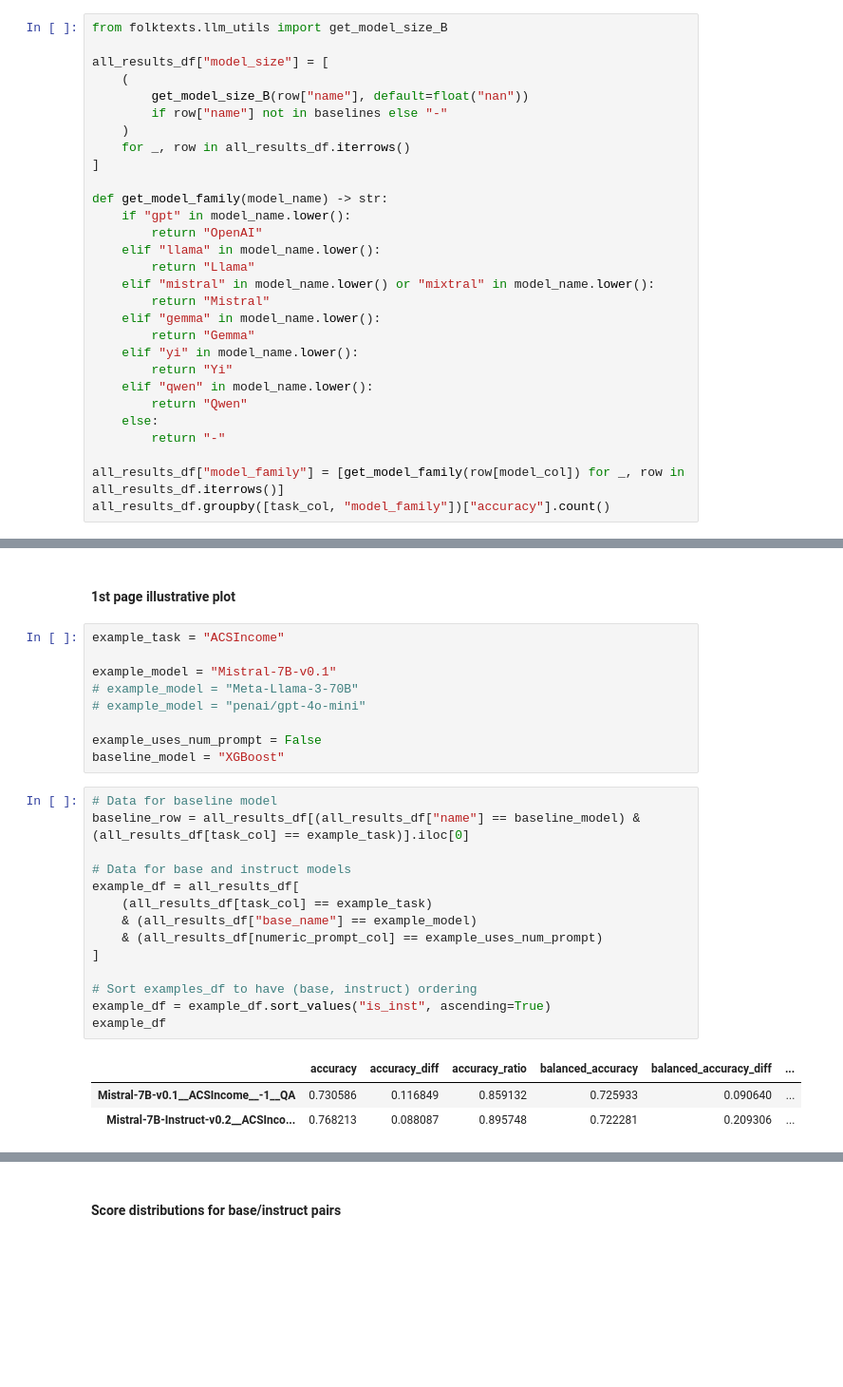
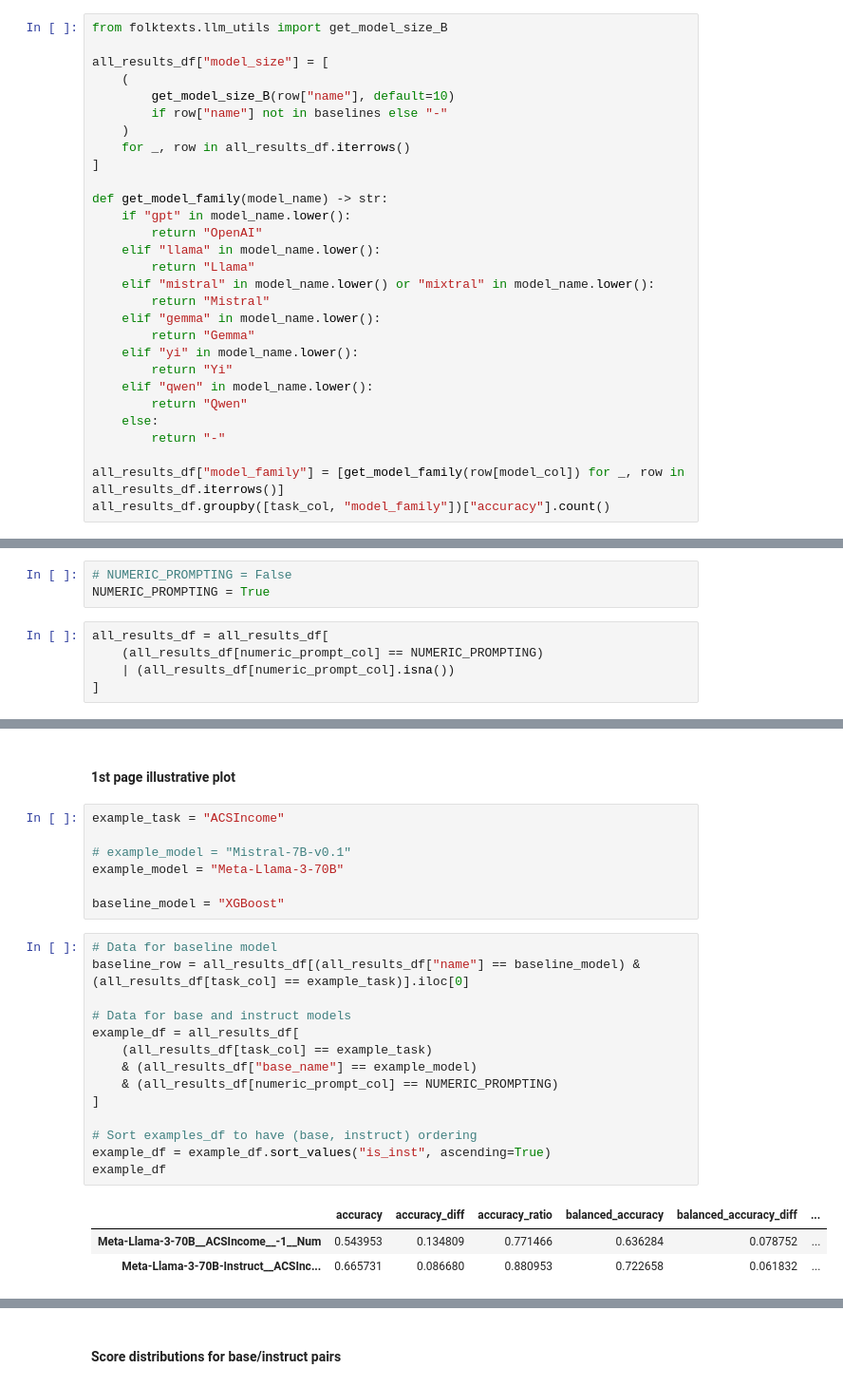
Before and after one commit to socialfoundations/folktexts, a Jupyter notebook: notebooks/paper-plots-and-tables.ipynb, the cells around one changed output, grey strips where cells are left out. Shown at 95% size. Drawn from its saved outputs; the diff is of its cells as text; blank space fills up the shorter version.

```diff
--- a/notebooks/paper-plots-and-tables.ipynb
+++ b/notebooks/paper-plots-and-tables.ipynb
@@ -222,7 +222,7 @@ from folktexts.llm_utils import get_model_size_B
 
 all_results_df["model_size"] = [
     (
-        get_model_size_B(row["name"], default=float("nan"))
+        get_model_size_B(row["name"], default=10)
         if row["name"] not in baselines else "-"
     )
     for _, row in all_results_df.iterrows()
@@ -421,3 +413,11 @@ XGBoost & - & 0.00 & 0.14 & 0.84 & 0.80 & - & - \\
+# %%
+# NUMERIC_PROMPTING = False
+NUMERIC_PROMPTING = True
+# %%
+all_results_df = all_results_df[
+    (all_results_df[numeric_prompt_col] == NUMERIC_PROMPTING)
+    | (all_results_df[numeric_prompt_col].isna())
+]
 # %%
 from matplotlib import pyplot as plt
 import seaborn as sns
@@ -465,27 +468,25 @@ scores_df_map = {
 # %%
 example_task = "ACSIncome"
 
-example_model = "Mistral-7B-v0.1"
-# example_model = "Meta-Llama-3-70B"
-# example_model = "penai/gpt-4o-mini"
+# example_model = "Mistral-7B-v0.1"
+example_model = "Meta-Llama-3-70B"
 
-example_uses_num_prompt = False
 baseline_model = "XGBoost"
 # %%
 # Data for baseline model
 baseline_row = all_results_df[(all_results_df["name"] == baseline_model) & (all_results_df[task_col] == example_task)].iloc[0]
 
 # Data for base and instruct models
 example_df = all_results_df[
     (all_results_df[task_col] == example_task)
     & (all_results_df["base_name"] == example_model)
-    & (all_results_df[numeric_prompt_col] == example_uses_num_prompt)
+    & (all_results_df[numeric_prompt_col] == NUMERIC_PROMPTING)
 ]
 
 # Sort examples_df to have (base, instruct) ordering
 example_df = example_df.sort_values("is_inst", ascending=True)
 example_df
 # %% [output]
 |  | accuracy | accuracy_diff | accuracy_ratio | balanced_accuracy | balanced_accuracy_diff | ... |
-| Mistral-7B-v0.1__ACSIncome__-1__QA | 0.730586 | 0.116849 | 0.859132 | 0.725933 | 0.090640 | ... |
-| Mistral-7B-Instruct-v0.2__ACSInco... | 0.768213 | 0.088087 | 0.895748 | 0.722281 | 0.209306 | ... |
+| Meta-Llama-3-70B__ACSIncome__-1__Num | 0.543953 | 0.134809 | 0.771466 | 0.636284 | 0.078752 | ... |
+| Meta-Llama-3-70B-Instruct__ACSInc... | 0.665731 | 0.086680 | 0.880953 | 0.722658 | 0.061832 | ... |
```
Also changed, not shown: parts of 30 cells of this notebook, 3 other files.
